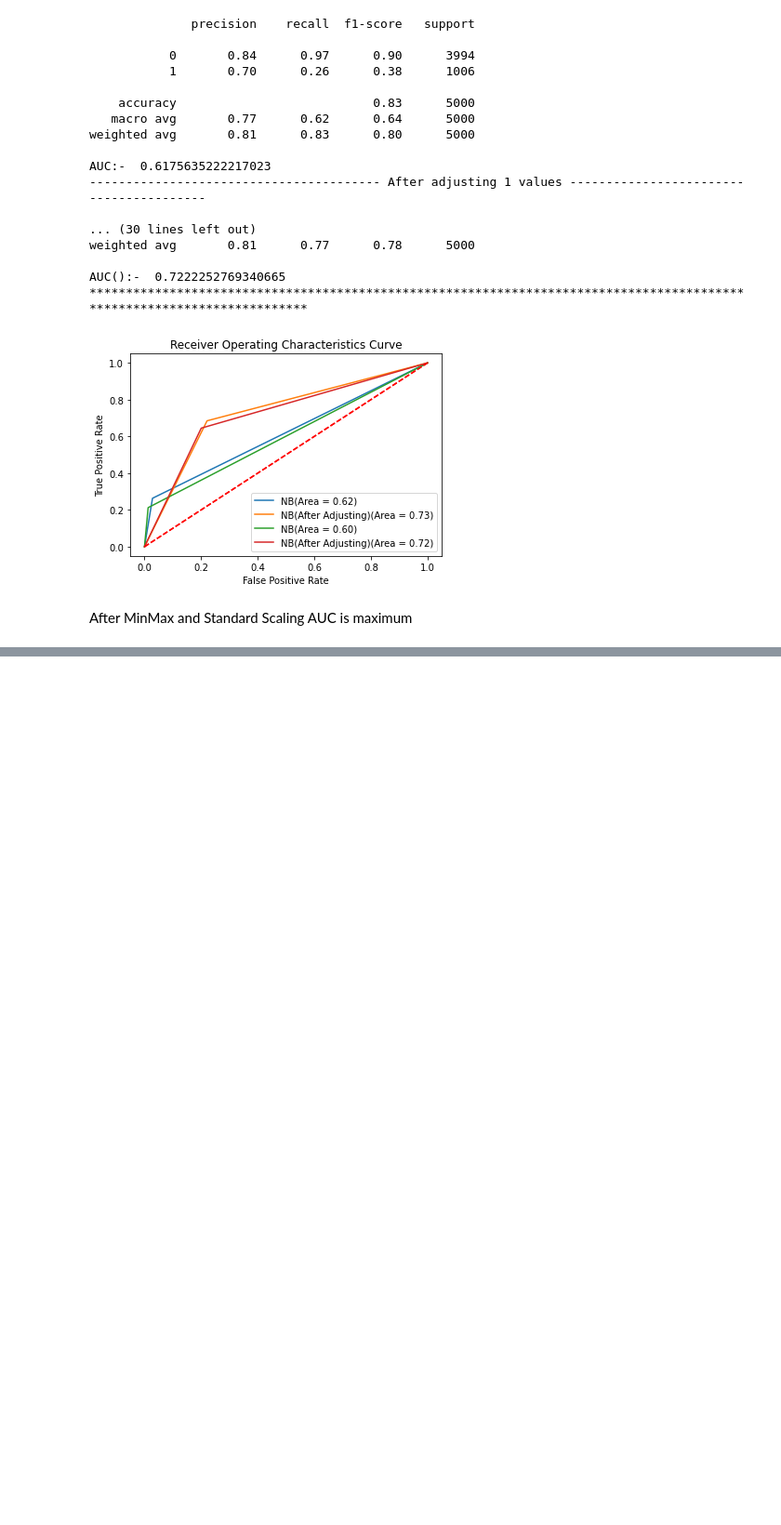
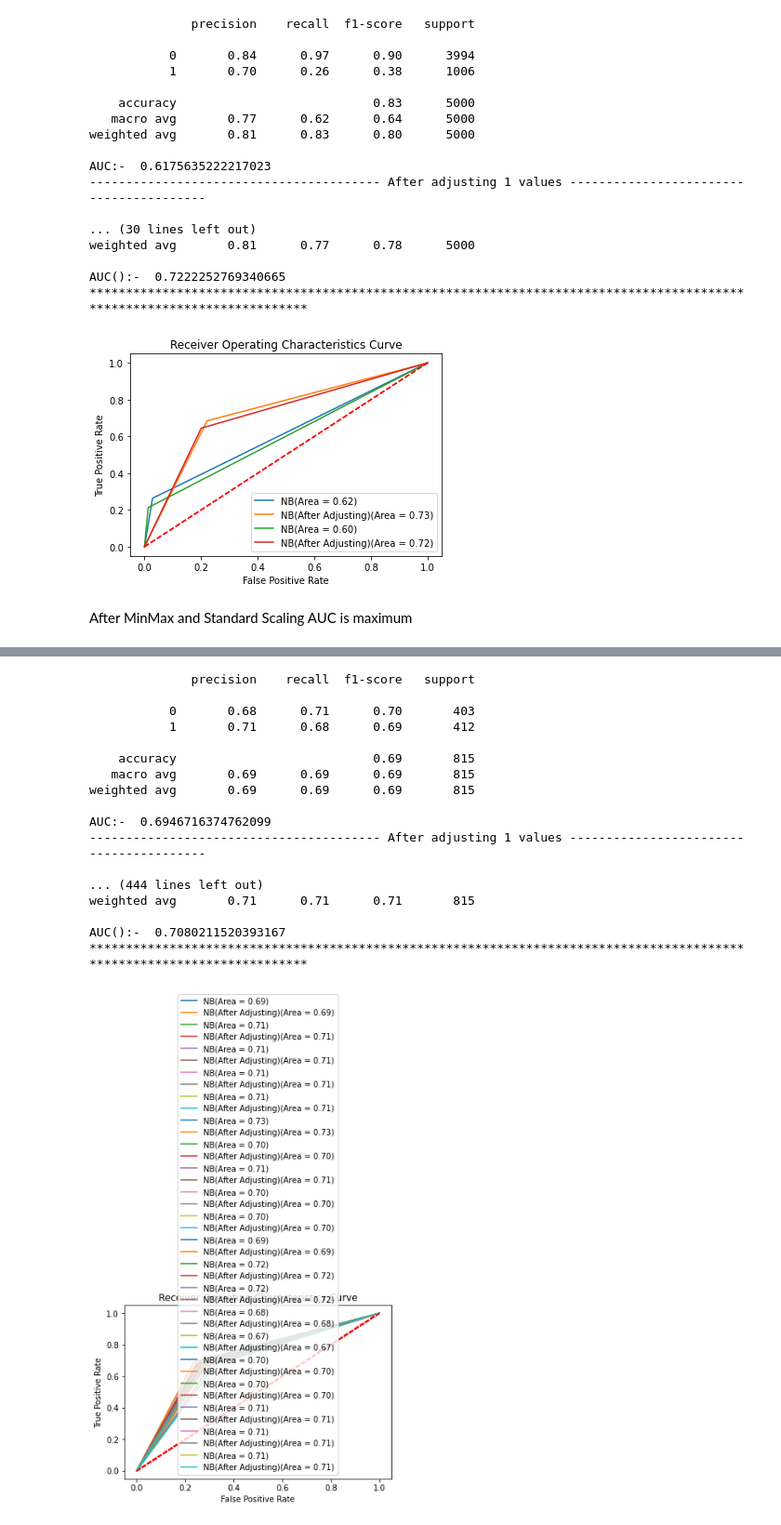
Before and after one commit to Jayesh-Chavan/Machine-Learning, a Jupyter notebook: Naive Bayes/Naive Bayes - Cross Validation, Min-Max & Standard Scalar.ipynb, the cells around one changed output, grey strips where cells are left out. Shown at 93% size. Saved outputs shown, nothing was run; the diff lists cells and outputs as text; code cells hidden in the pictures; blank space fills up the shorter version.

```diff
--- a/Naive Bayes/Naive Bayes - Cross Validation, Min-Max & Standard Scalar.ipynb
+++ b/Naive Bayes/Naive Bayes - Cross Validation, Min-Max & Standard Scalar.ipynb
@@ -127,5 +95,37 @@ def  NaiveBayes(X_train, X_test, y_train, y_test):
+# %%
+def  NaiveBayes(X_train, X_test, y_train, y_test,th):
+    '''A function to apply Naive Bayes Algorithm.
+     It  requires splitted dataframe of data into
+     training and testing sets.
+     '''
+
+    classifier = GaussianNB()
+    classifier.fit(X_train,y_train)
+    y_pred = classifier.predict(X_test)
+    print(classification_report(y_test,y_pred))
+    print('AUC:- ',roc_auc_score(y_test,y_pred))
+    fpr,tpr,threshold = roc_curve(y_test,y_pred)
+    plt.plot(fpr,tpr,label = 'NB(Area = %0.2f)' % roc_auc_score(y_test,y_pred))
+    out = np.zeros(X_test.shape[0])
+    prob = pd.DataFrame(classifier.predict_proba(X_test))
+    out[prob.index[prob[1]>th]] = 1
+
+    print('-'*40,'After adjusting 1 values','-'*40,'\n')
+    print(classification_report(y_test,out))
+    print('AUC():- ',roc_auc_score(y_test,out))
+
+    fpr,tpr,threshold = roc_curve(y_test,out)
+    plt.plot(fpr,tpr,label = 'NB(After Adjusting)(Area = %0.2f)' % roc_auc_score(y_test,out))
+    plt.plot([0,1],[0,1],'r--')
+    plt.legend()
+    plt.xlabel('False Positive Rate')
+    plt.ylabel('True Positive Rate')
+    plt.title('Receiver Operating Characteristics Curve')
+    plt.plot()
+
+    print('*'*40*3 )
 # %%
-def Split_data(folds,df,Output):
+def Split_data(folds,df,Output,th=0.5):
     '''
     A function to split the data either by hold-out method or cross-validation method.
     To use this function you should mention the target variable.
@@ -143,11 +143,11 @@ def Split_data(folds,df,Output):
             #print(train_idx,test_idx)
             X_train,X_test = X.iloc[train_idx],X.iloc[test_idx]
             y_train, y_test = y.iloc[train_idx],y.iloc[test_idx]
-            NaiveBayes(X_train, X_test, y_train, y_test)
+            NaiveBayes(X_train, X_test, y_train, y_test,th)
 
     else:
         X_train, X_test, y_train, y_test = train_test_split(X,y,test_size=0.2,random_state=101)
-        NaiveBayes(X_train, X_test, y_train, y_test)
+        NaiveBayes(X_train, X_test, y_train, y_test,th)
 # %% [markdown]
 - The confusion matrix is an N x N table (where N is the number of classes) that contains the number of correct and incorrect predictions of the classification model.
 - To create the confusion matrix, we can use sklearn confusion_matrix(), which takes the real values (y_test) and the predicted values (y_predict)
@@ -321,0 +332,25 @@ After MinMax and Standard Scaling AUC is maximum
+# %%
+for i in range(20):
+    balanced_0 = df[df['Exited'] == 0].sample(n=len(df[df['Exited'] == 1]))
+    balanced_1 = df[df['Exited'] == 1]
+    balanced_df = pd.concat([balanced_0,balanced_1],axis=0)
+    Split_data(1,balanced_df,'Exited')
+# %% [output]
+              precision    recall  f1-score   support
+
+           0       0.68      0.71      0.70       403
+           1       0.71      0.68      0.69       412
+
+    accuracy                           0.69       815
+   macro avg       0.69      0.69      0.69       815
+weighted avg       0.69      0.69      0.69       815
+
+AUC:-  0.6946716374762099
+---------------------------------------- After adjusting 1 values ----------------------------------------
+
+... (444 lines left out)
+weighted avg       0.71      0.71      0.71       815
+
+AUC():-  0.7080211520393167
+************************************************************************************************************************
+[figure, added]
```
Also changed, not shown: parts of 16 cells of this notebook.
